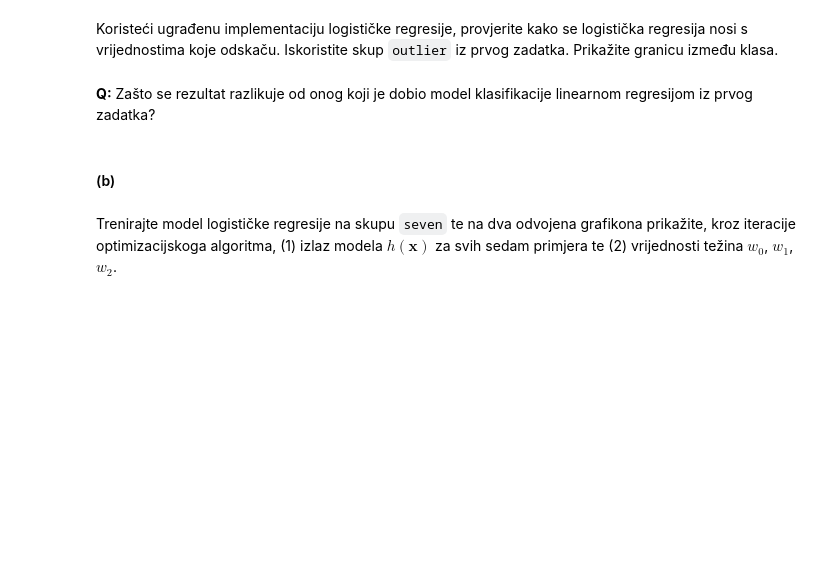
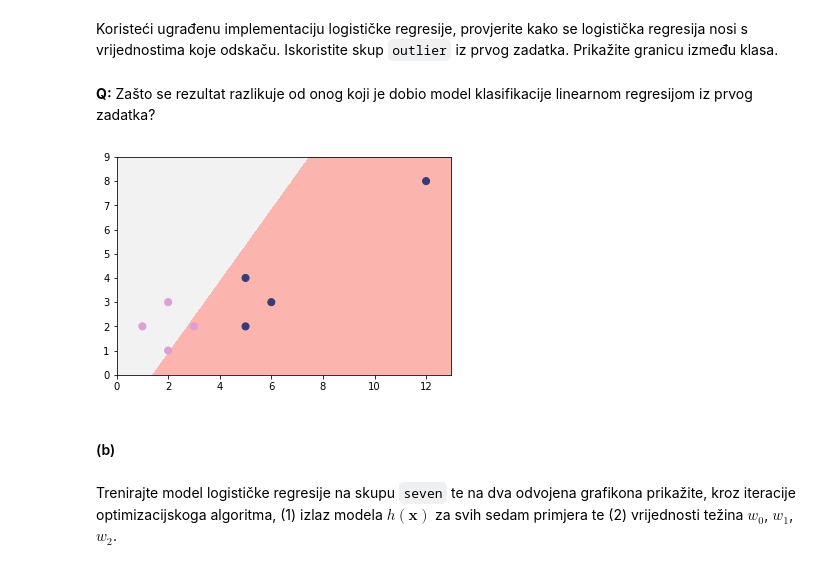
Before and after one commit to tkukurin/Lab.MachineLearning, a Jupyter notebook: lab02-2017.ipynb, the cells around one changed output. Cells and saved outputs as stored; diff of their text form; code cells hidden in the pictures; blank space fills up the shorter version.

```diff
--- a/lab02-2017.ipynb
+++ b/lab02-2017.ipynb
@@ -277,3 +287,8 @@ Koristeći ugrađenu implementaciju logističke regresije, provjerite kako se lo
+# %%
+model = LogisticRegression(C=1).fit(outlier_X, outlier_y)
+mlutils.plot_2d_clf_problem(outlier_X, outlier_y, h=model.predict)
+# %% [output]
+[figure, added]
 # %% [markdown]
 #### (b)
 # %% [markdown]
```
Also changed, not shown: parts of 19 cells of this notebook.
